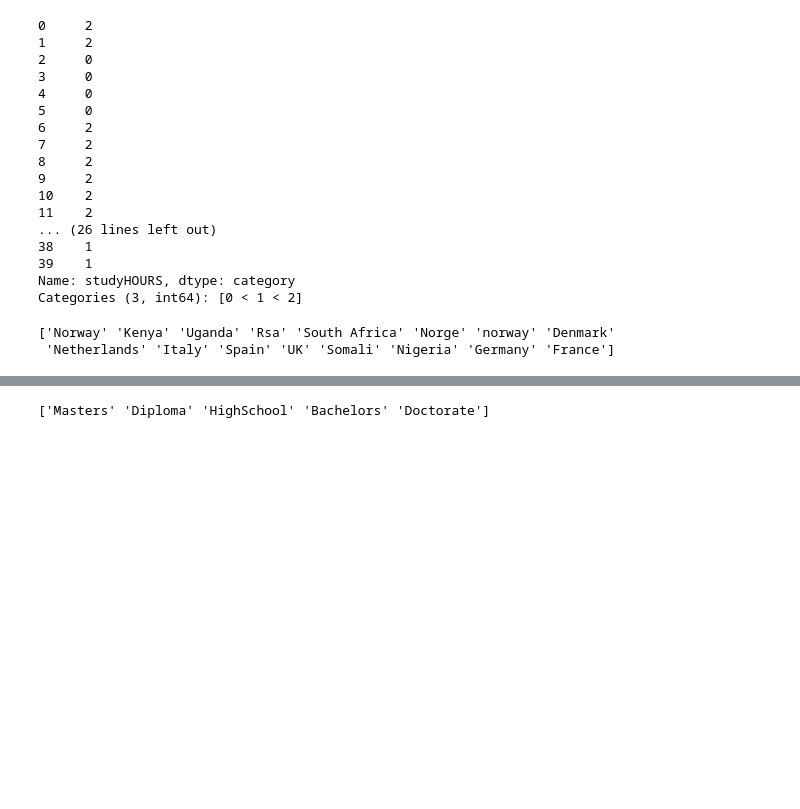
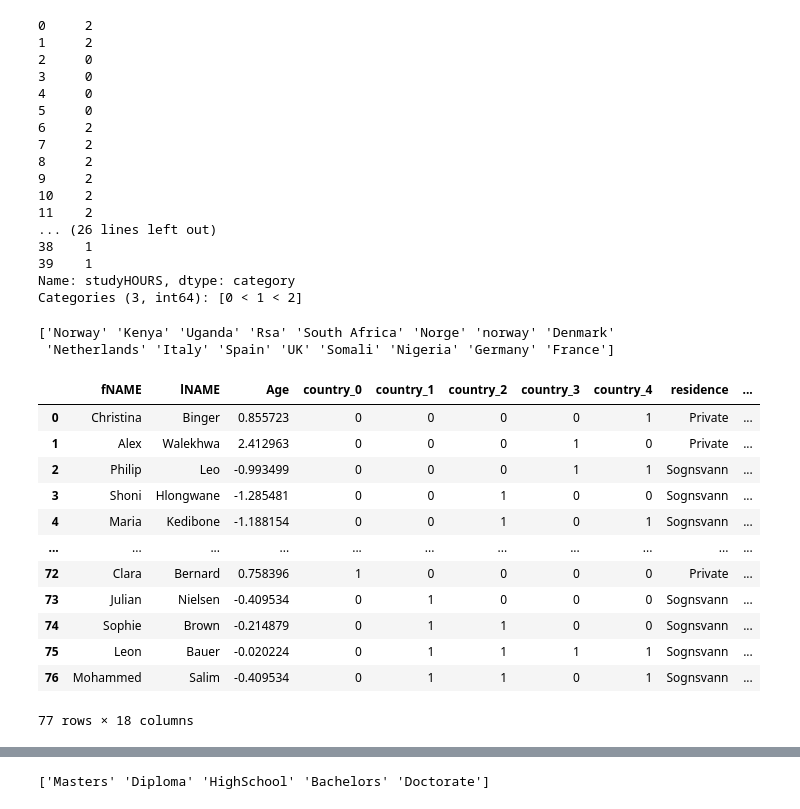
Before and after one commit to Mahmoudehab39/Data-Cleaning-Task, a Jupyter notebook: task.ipynb, the cells around one changed output, grey strips where cells are left out. Saved outputs shown, nothing was run; the diff lists cells and outputs as text; code cells hidden in the pictures; blank space fills up the shorter version.

```diff
--- a/task.ipynb
+++ b/task.ipynb
@@ -662,7 +662,24 @@ print(df_new["country"].unique())
 ['Norway' 'Kenya' 'Uganda' 'Rsa' 'South Africa' 'Norge' 'norway' 'Denmark'
  'Netherlands' 'Italy' 'Spain' 'UK' 'Somali' 'Nigeria' 'Germany' 'France']
 # %%
-df_new = pd.get_dummies(df_new, columns=["country"], drop_first=True)
+import category_encoders as ce
+encoder = ce.BinaryEncoder(cols=["country"])
+df_new = encoder.fit_transform(df_new)
+df_new
+# %% [output]
+|  | fNAME | lNAME | Age | country_0 | country_1 | country_2 | country_3 | country_4 | residence | ... |
+| 0 | Christina | Binger | 0.855723 | 0 | 0 | 0 | 0 | 1 | Private | ... |
+| 1 | Alex | Walekhwa | 2.412963 | 0 | 0 | 0 | 1 | 0 | Private | ... |
+| 2 | Philip | Leo | -0.993499 | 0 | 0 | 0 | 1 | 1 | Sognsvann | ... |
+| 3 | Shoni | Hlongwane | -1.285481 | 0 | 0 | 1 | 0 | 0 | Sognsvann | ... |
+| 4 | Maria | Kedibone | -1.188154 | 0 | 0 | 1 | 0 | 1 | Sognsvann | ... |
+| ... | ... | ... | ... | ... | ... | ... | ... | ... | ... | ... |
+| 72 | Clara | Bernard | 0.758396 | 1 | 0 | 0 | 0 | 0 | Private | ... |
+| 73 | Julian | Nielsen | -0.409534 | 0 | 1 | 0 | 0 | 0 | Sognsvann | ... |
+| 74 | Sophie | Brown | -0.214879 | 0 | 1 | 1 | 0 | 0 | Sognsvann | ... |
+| 75 | Leon | Bauer | -0.020224 | 0 | 1 | 1 | 1 | 1 | Sognsvann | ... |
+| 76 | Mohammed | Salim | -0.409534 | 0 | 1 | 1 | 0 | 1 | Sognsvann | ... |
+77 rows × 18 columns
 # %%
 df_new
 # %% [output]
```
Also changed, not shown: parts of 3 cells of this notebook, 1 other file.
